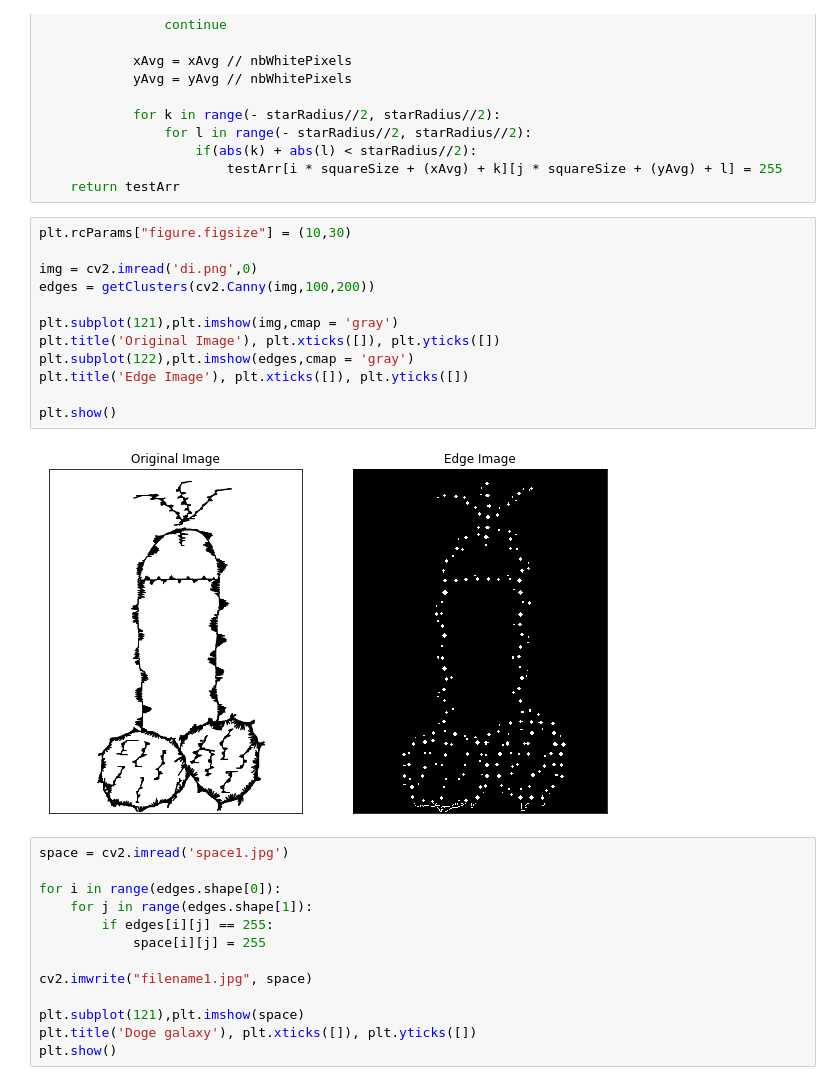
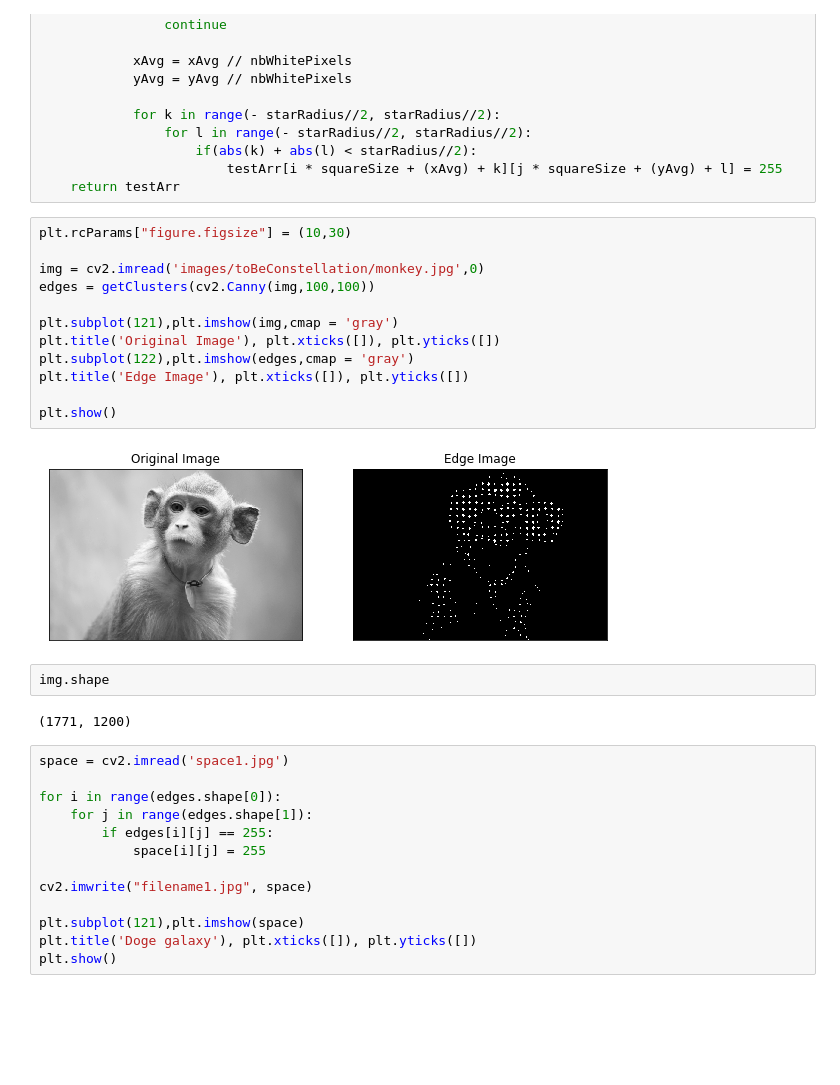
Before and after one commit to msm416/bas-hackathon-constellation-bot, a Jupyter notebook: BAS TEST.ipynb, the cells around one changed output. Drawn from its saved outputs; the diff is of its cells as text; blank space fills up the shorter version.

```diff
--- a/BAS TEST.ipynb
+++ b/BAS TEST.ipynb
@@ -40,17 +41,21 @@ def getClusters(edges):
 # %%
 plt.rcParams["figure.figsize"] = (10,30)
 
-img = cv2.imread('di.png',0)
-edges = getClusters(cv2.Canny(img,100,200))
+img = cv2.imread('images/toBeConstellation/monkey.jpg',0)
+edges = getClusters(cv2.Canny(img,100,100))
 
 plt.subplot(121),plt.imshow(img,cmap = 'gray')
 plt.title('Original Image'), plt.xticks([]), plt.yticks([])
 plt.subplot(122),plt.imshow(edges,cmap = 'gray')
 plt.title('Edge Image'), plt.xticks([]), plt.yticks([])
 
 plt.show()
 # %% [output]
-[figure, old version]
+[figure, new version]
+# %%
+img.shape
+# %% [output]
+(1771, 1200)
 # %%
 space = cv2.imread('space1.jpg')
 
```
Also changed, not shown: parts of 3 cells of this notebook, 12 other files.
